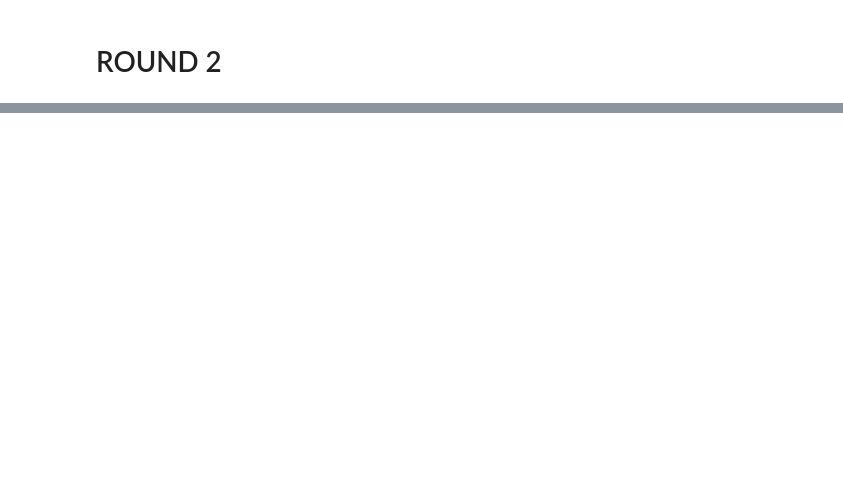
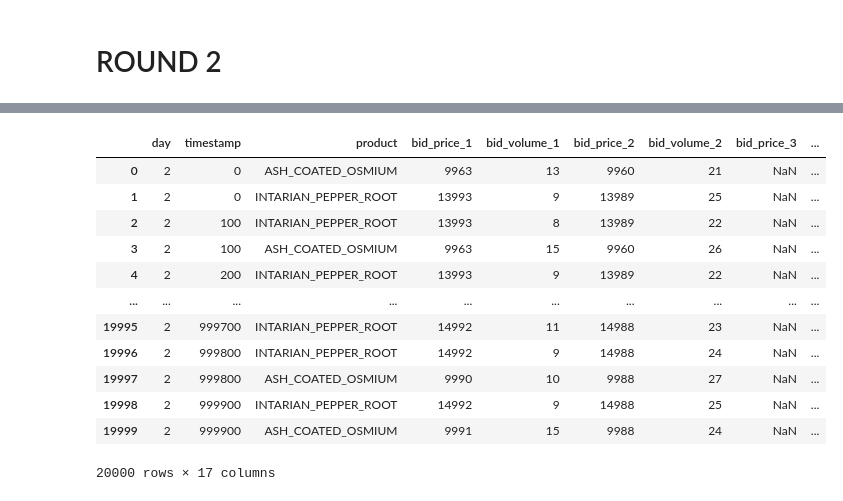
Before and after one commit to aemilani/imc-prosperity-4, a Jupyter notebook: notebooks/logs.ipynb, the cells around one changed output, grey strips where cells are left out. Cells and saved outputs as stored; diff of their text form; code cells hidden in the pictures; blank space fills up the shorter version.

```diff
--- a/notebooks/logs.ipynb
+++ b/notebooks/logs.ipynb
@@ -158,0 +199,16 @@ plt.show()
+# %%
+activities
+# %% [output]
+|  | day | timestamp | product | bid_price_1 | bid_volume_1 | bid_price_2 | bid_volume_2 | bid_price_3 | ... |
+| 0 | 2 | 0 | ASH_COATED_OSMIUM | 9963 | 13 | 9960 | 21 | NaN | ... |
+| 1 | 2 | 0 | INTARIAN_PEPPER_ROOT | 13993 | 9 | 13989 | 25 | NaN | ... |
+| 2 | 2 | 100 | INTARIAN_PEPPER_ROOT | 13993 | 8 | 13989 | 22 | NaN | ... |
+| 3 | 2 | 100 | ASH_COATED_OSMIUM | 9963 | 15 | 9960 | 26 | NaN | ... |
+| 4 | 2 | 200 | INTARIAN_PEPPER_ROOT | 13993 | 9 | 13989 | 22 | NaN | ... |
+| ... | ... | ... | ... | ... | ... | ... | ... | ... | ... |
+| 19995 | 2 | 999700 | INTARIAN_PEPPER_ROOT | 14992 | 11 | 14988 | 23 | NaN | ... |
+| 19996 | 2 | 999800 | INTARIAN_PEPPER_ROOT | 14992 | 9 | 14988 | 24 | NaN | ... |
+| 19997 | 2 | 999800 | ASH_COATED_OSMIUM | 9990 | 10 | 9988 | 27 | NaN | ... |
+| 19998 | 2 | 999900 | INTARIAN_PEPPER_ROOT | 14992 | 9 | 14988 | 25 | NaN | ... |
+| 19999 | 2 | 999900 | ASH_COATED_OSMIUM | 9991 | 15 | 9988 | 24 | NaN | ... |
+20000 rows × 17 columns
```
Also changed, not shown: parts of 8 cells of this notebook, 9 other files.
